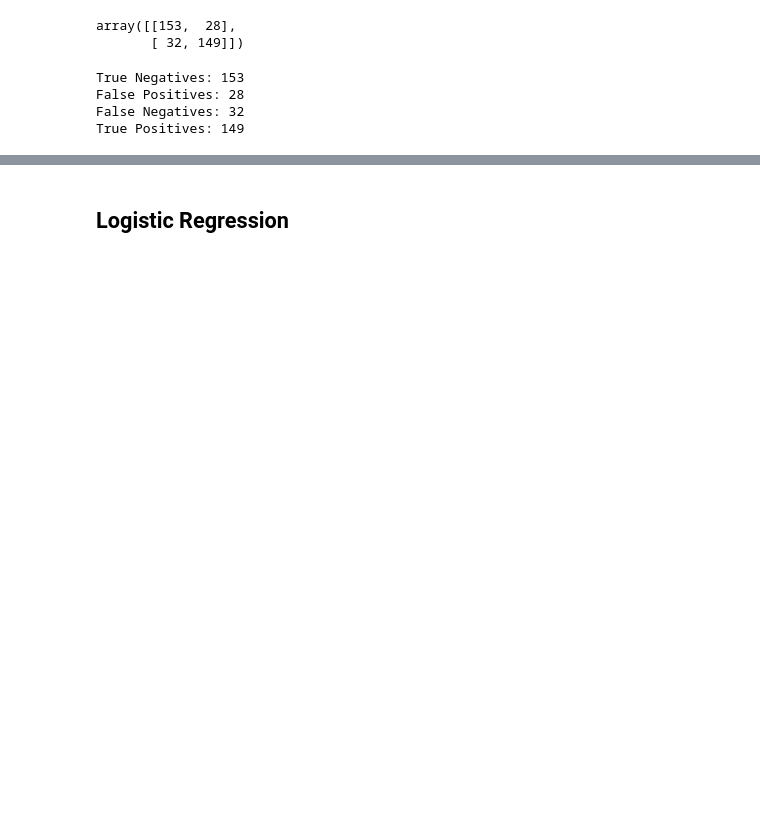
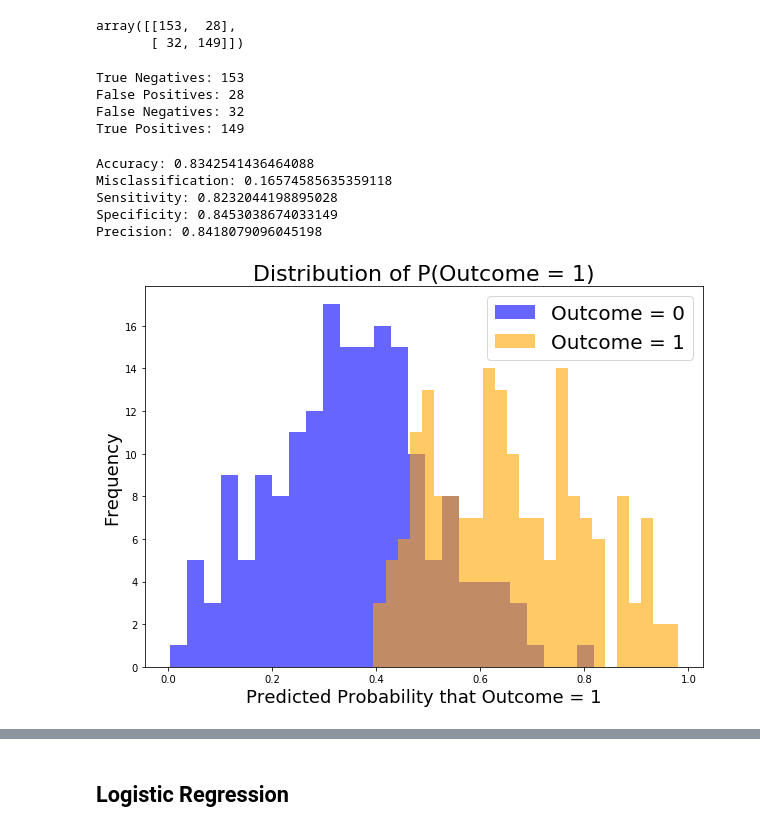
Before and after one commit to ngweiern/ga-dsi-proj-3, a Jupyter notebook: code/02_nlp.ipynb, the cells around one changed output, grey strips where cells are left out. Saved outputs shown, nothing was run; the diff lists cells and outputs as text; code cells hidden in the pictures; blank space fills up the shorter version.

```diff
--- a/code/02_nlp.ipynb
+++ b/code/02_nlp.ipynb
@@ -299,0 +232,17 @@ True Positives: 149
+# %%
+get_classification_metrics(tn, fp, fn, tp)
+# %% [output]
+Accuracy: 0.8342541436464088
+Misclassification: 0.16574585635359118
+Sensitivity: 0.8232044198895028
+Specificity: 0.8453038674033149
+Precision: 0.8418079096045198
+# %%
+pred_proba = [i[1] for i in gs.predict_proba(X_test)]
+
+pred_df = pd.DataFrame({'true_values': y_test,
+                        'pred_probs': pred_proba})
+# %%
+plotter.plot_probability_distribution(pred_df)
+# %% [output]
+[figure, added]
```
Also changed, not shown: parts of 78 cells of this notebook.
